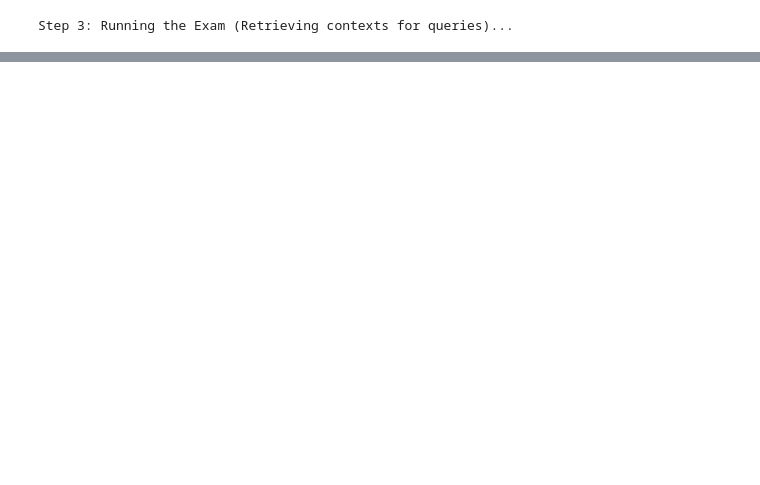
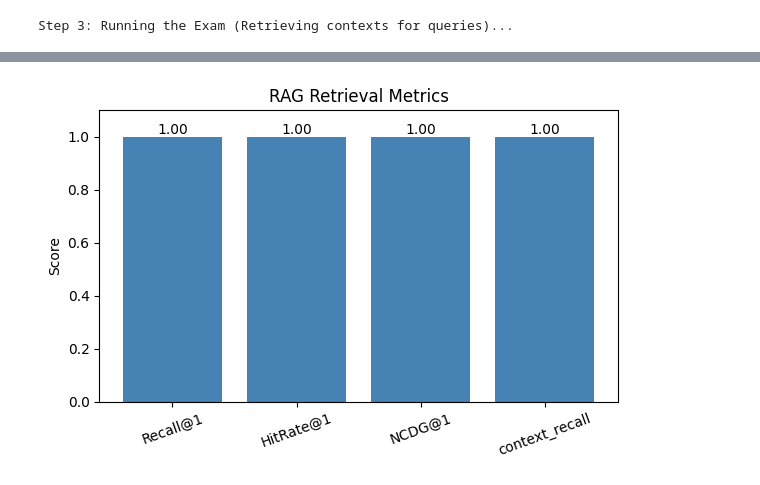
Before and after one commit to RoeyBokobza/Mission_plane, a Jupyter notebook: modular_code.ipynb, the cells around one changed output, grey strips where cells are left out. Cells and saved outputs as stored; diff of their text form; code cells hidden in the pictures; blank space fills up the shorter version.

```diff
--- a/modular_code.ipynb
+++ b/modular_code.ipynb
@@ -362,0 +310,29 @@ Retrying langchain_google_genai.chat_models._achat_with_retry.<locals>._achat_wi
+# %%
+import matplotlib.pyplot as plt
+
+metrics = eval_module.classic_methods_results
+
+names = list(metrics.keys())
+values = list(metrics.values())
+
+plt.figure(figsize=(6,4))
+bars = plt.bar(names, values, color="steelblue")
+
+# Add value labels on top of each bar
+for bar, v in zip(bars, values):
+    plt.text(
+        bar.get_x() + bar.get_width() / 2,
+        bar.get_height(),
+        f"{v:.2f}",
+        ha="center",
+        va="bottom"
+    )
+
+plt.ylim(0, 1.1)
+plt.ylabel("Score")
+plt.title("RAG Retrieval Metrics")
+plt.xticks(rotation=20)
+plt.tight_layout()
+plt.show()
+# %% [output]
+[figure, added]
```
Also changed, not shown: parts of 27 cells of this notebook, 5 other files.
